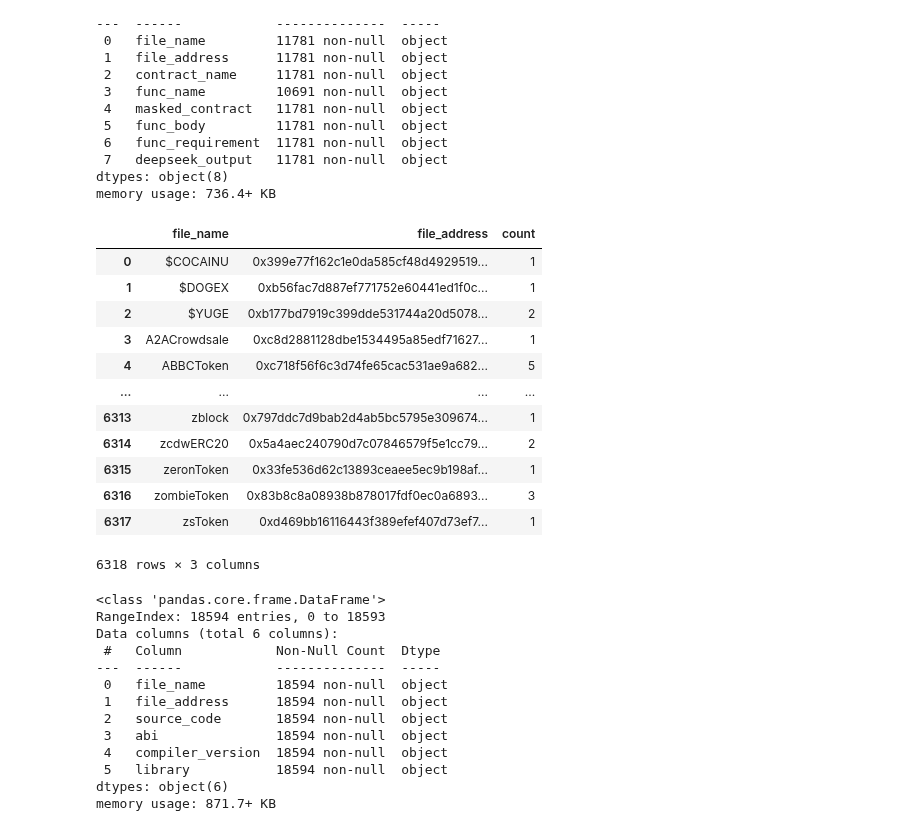
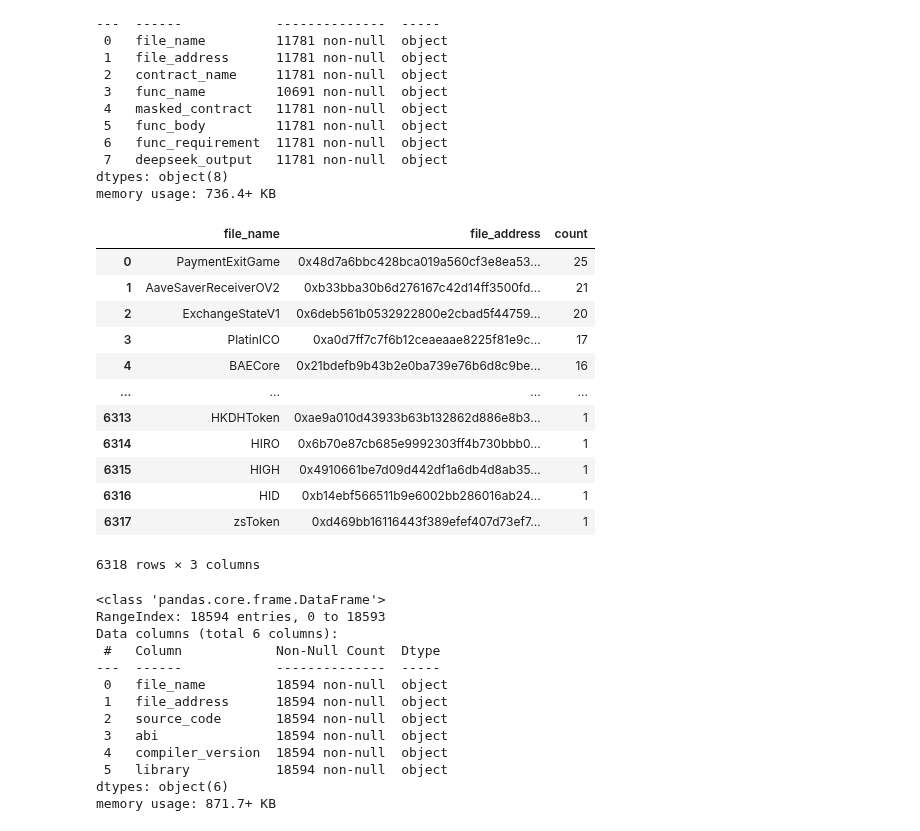
Before and after one commit to echodrift/code-generation, a Jupyter notebook: codegen.ipynb, the cells around one changed output. Cells and saved outputs as stored; diff of their text form; code cells hidden in the pictures.

```diff
--- a/codegen.ipynb
+++ b/codegen.ipynb
@@ -199,19 +199,19 @@ Data columns (total 8 columns):
 dtypes: object(8)
 memory usage: 736.4+ KB
 # %%
-test.groupby(["file_name", "file_address"]).size().reset_index().rename(columns={0: "count"})
+test[["file_name", "file_address"]].value_counts().reset_index(name="count")
 # %% [output]
 |  | file_name | file_address | count |
-| 0 | $COCAINU | 0x399e77f162c1e0da585cf48d4929519... | 1 |
-| 1 | $DOGEX | 0xb56fac7d887ef771752e60441ed1f0c... | 1 |
-| 2 | $YUGE | 0xb177bd7919c399dde531744a20d5078... | 2 |
-| 3 | A2ACrowdsale | 0xc8d2881128dbe1534495a85edf71627... | 1 |
-| 4 | ABBCToken | 0xc718f56f6c3d74fe65cac531ae9a682... | 5 |
+| 0 | PaymentExitGame | 0x48d7a6bbc428bca019a560cf3e8ea53... | 25 |
+| 1 | AaveSaverReceiverOV2 | 0xb33bba30b6d276167c42d14ff3500fd... | 21 |
+| 2 | ExchangeStateV1 | 0x6deb561b0532922800e2cbad5f44759... | 20 |
+| 3 | PlatinICO | 0xa0d7ff7c7f6b12ceaeaae8225f81e9c... | 17 |
+| 4 | BAECore | 0x21bdefb9b43b2e0ba739e76b6d8c9be... | 16 |
 | ... | ... | ... | ... |
-| 6313 | zblock | 0x797ddc7d9bab2d4ab5bc5795e309674... | 1 |
-| 6314 | zcdwERC20 | 0x5a4aec240790d7c07846579f5e1cc79... | 2 |
-| 6315 | zeronToken | 0x33fe536d62c13893ceaee5ec9b198af... | 1 |
-| 6316 | zombieToken | 0x83b8c8a08938b878017fdf0ec0a6893... | 3 |
+| 6313 | HKDHToken | 0xae9a010d43933b63b132862d886e8b3... | 1 |
+| 6314 | HIRO | 0x6b70e87cb685e9992303ff4b730bbb0... | 1 |
+| 6315 | HIGH | 0x4910661be7d09d442df1a6db4d8ab35... | 1 |
+| 6316 | HID | 0xb14ebf566511b9e6002bb286016ab24... | 1 |
 | 6317 | zsToken | 0xd469bb16116443f389efef407d73ef7... | 1 |
 6318 rows × 3 columns
 # %%
```
Also changed, not shown: parts of 12 cells of this notebook.
